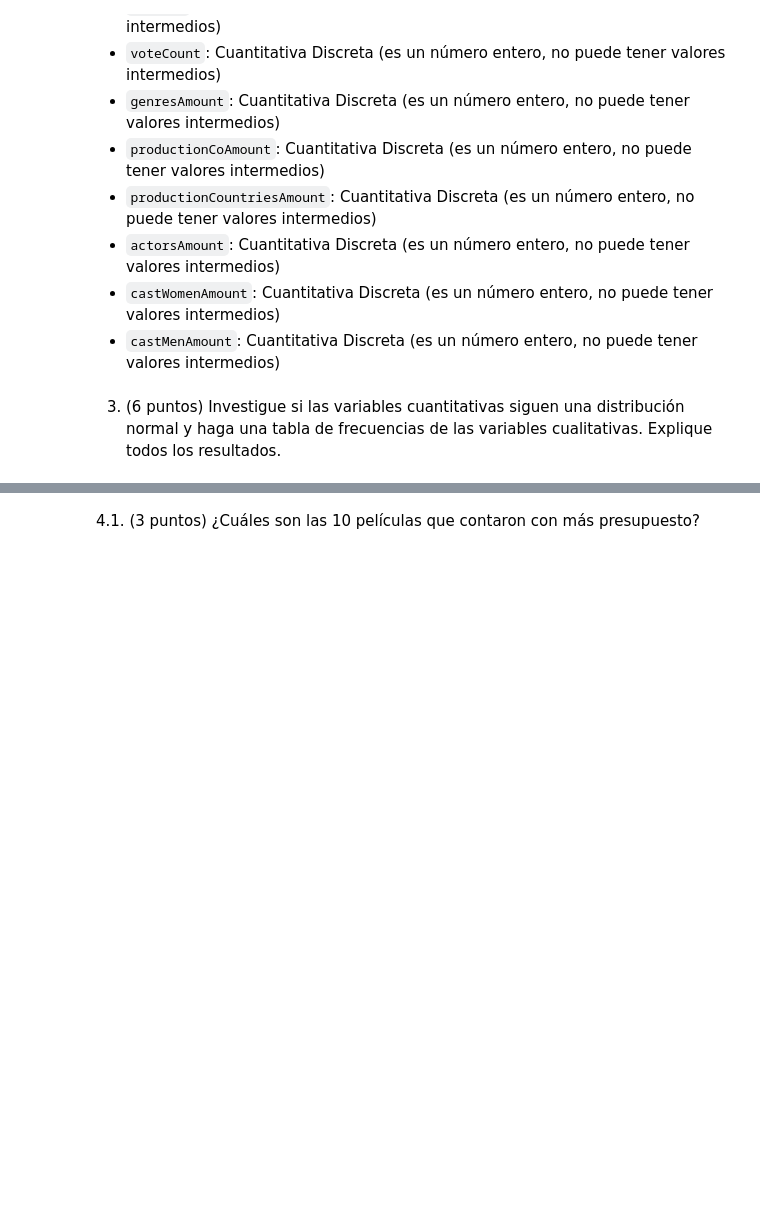
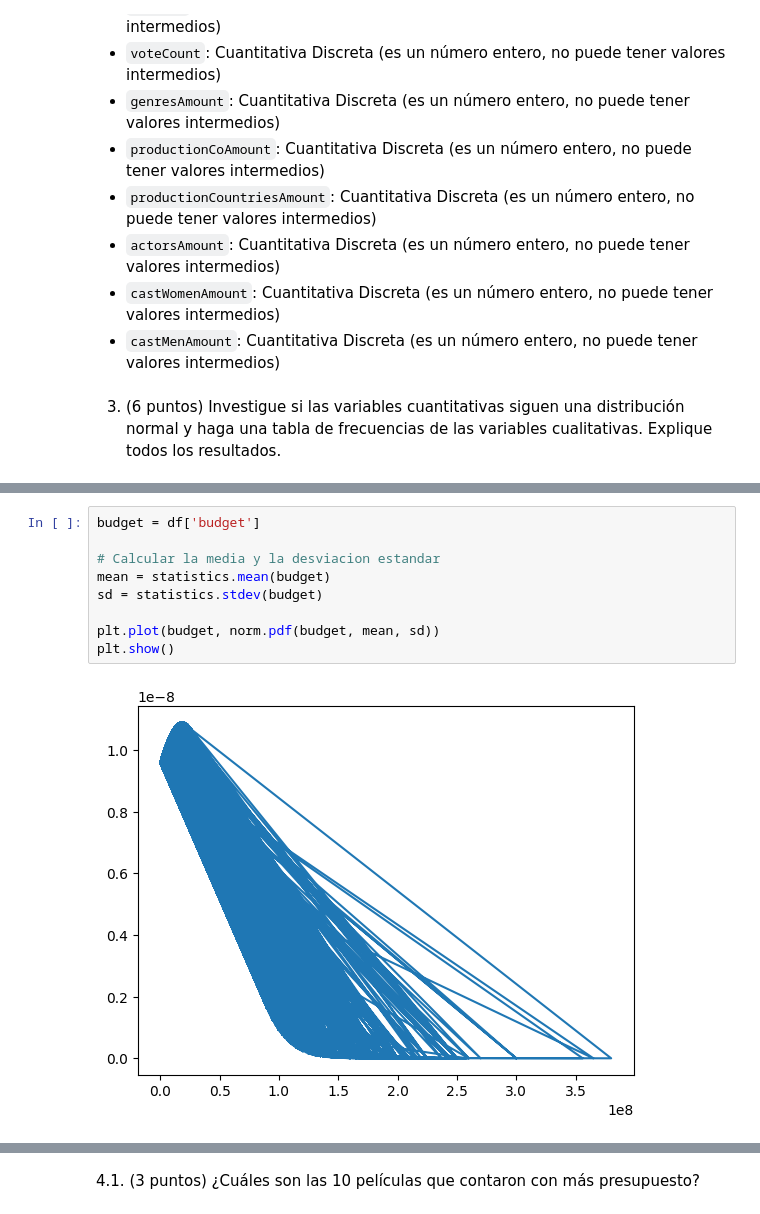
Before and after one commit to estebandonis/HT1-MineriadeDatos, a Jupyter notebook: ht1.ipynb, the cells around one changed output, grey strips where cells are left out. Saved outputs shown, nothing was run; the diff lists cells and outputs as text; blank space fills up the shorter version.

```diff
--- a/ht1.ipynb
+++ b/ht1.ipynb
@@ -92,0 +108,11 @@ Los datos con los que estaremos trabajando fueron extraídos de la página ofici
+# %%
+budget = df['budget']
+
+# Calcular la media y la desviacion estandar
+mean = statistics.mean(budget)
+sd = statistics.stdev(budget)
+
+plt.plot(budget, norm.pdf(budget, mean, sd))
+plt.show()
+# %% [output]
+[figure, added]
```
Also changed, not shown: parts of 8 cells of this notebook.
